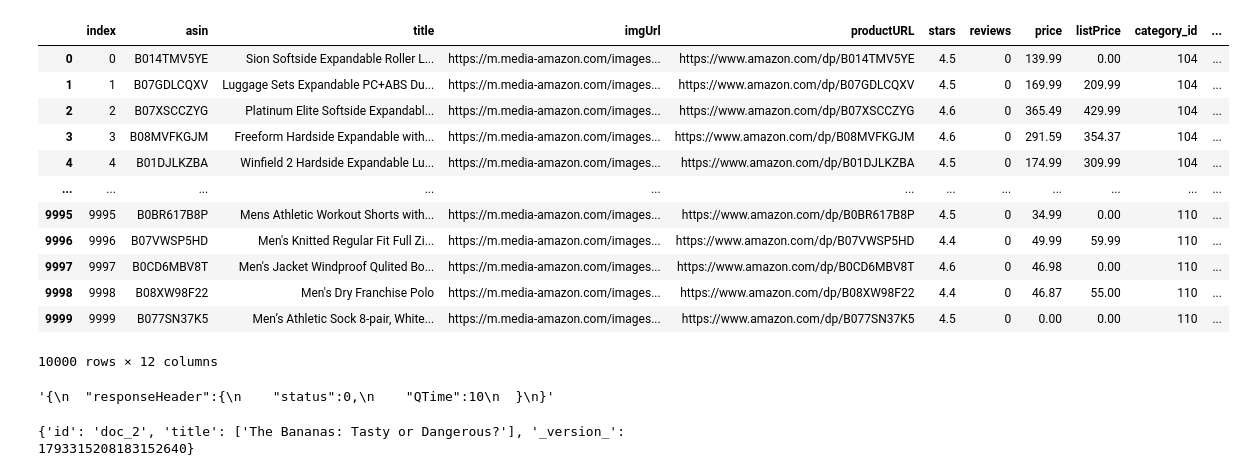
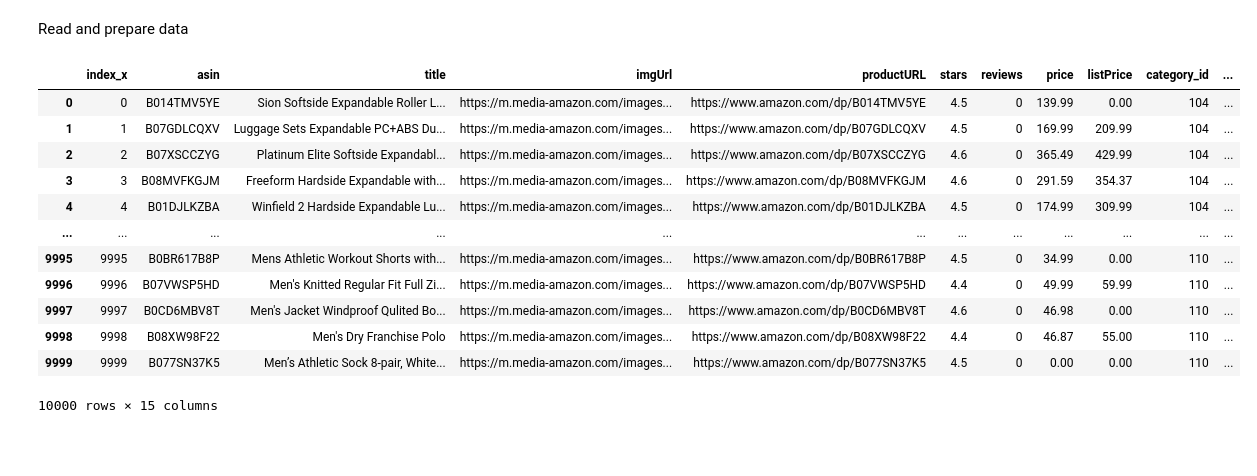
Before and after one commit to JoeyVisbeen/Python-projects, a Jupyter notebook: Search/SolR/Quickstart.ipynb, the cells around one changed output. Saved outputs shown, nothing was run; the diff lists cells and outputs as text; code cells hidden in the pictures; blank space fills up the shorter version.

```diff
--- a/Search/SolR/Quickstart.ipynb
+++ b/Search/SolR/Quickstart.ipynb
@@ -11,46 +24,33 @@ response
-# %%
-import pandas as pd
-
-df = (
-    pd.read_csv('../amazon_products_100000.csv')
-    .dropna()
-    .reset_index()
-)
-df
-# %% [output]
-|  | index | asin | title | imgUrl | productURL | stars | reviews | price | listPrice | category_id | ... |
-| 0 | 0 | B014TMV5YE | Sion Softside Expandable Roller L... | https://m.media-amazon.com/images... | https://www.amazon.com/dp/B014TMV5YE | 4.5 | 0 | 139.99 | 0.00 | 104 | ... |
-| 1 | 1 | B07GDLCQXV | Luggage Sets Expandable PC+ABS Du... | https://m.media-amazon.com/images... | https://www.amazon.com/dp/B07GDLCQXV | 4.5 | 0 | 169.99 | 209.99 | 104 | ... |
-| 2 | 2 | B07XSCCZYG | Platinum Elite Softside Expandabl... | https://m.media-amazon.com/images... | https://www.amazon.com/dp/B07XSCCZYG | 4.6 | 0 | 365.49 | 429.99 | 104 | ... |
-| 3 | 3 | B08MVFKGJM | Freeform Hardside Expandable with... | https://m.media-amazon.com/images... | https://www.amazon.com/dp/B08MVFKGJM | 4.6 | 0 | 291.59 | 354.37 | 104 | ... |
-| 4 | 4 | B01DJLKZBA | Winfield 2 Hardside Expandable Lu... | https://m.media-amazon.com/images... | https://www.amazon.com/dp/B01DJLKZBA | 4.5 | 0 | 174.99 | 309.99 | 104 | ... |
-| ... | ... | ... | ... | ... | ... | ... | ... | ... | ... | ... | ... |
-| 9995 | 9995 | B0BR617B8P | Mens Athletic Workout Shorts with... | https://m.media-amazon.com/images... | https://www.amazon.com/dp/B0BR617B8P | 4.5 | 0 | 34.99 | 0.00 | 110 | ... |
-| 9996 | 9996 | B07VWSP5HD | Men's Knitted Regular Fit Full Zi... | https://m.media-amazon.com/images... | https://www.amazon.com/dp/B07VWSP5HD | 4.4 | 0 | 49.99 | 59.99 | 110 | ... |
-| 9997 | 9997 | B0CD6MBV8T | Men's Jacket Windproof Qulited Bo... | https://m.media-amazon.com/images... | https://www.amazon.com/dp/B0CD6MBV8T | 4.6 | 0 | 46.98 | 0.00 | 110 | ... |
-| 9998 | 9998 | B08XW98F22 | Men's Dry Franchise Polo | https://m.media-amazon.com/images... | https://www.amazon.com/dp/B08XW98F22 | 4.4 | 0 | 46.87 | 55.00 | 110 | ... |
-| 9999 | 9999 | B077SN37K5 | Men’s Athletic Sock 8-pair, White... | https://m.media-amazon.com/images... | https://www.amazon.com/dp/B077SN37K5 | 4.5 | 0 | 0.00 | 0.00 | 110 | ... |
-10000 rows × 12 columns
-# %%
-solr.add([
-    {
-        "id": "doc_1",
-        "title": "A test document"
-    },
-    {
-        "id": "doc_2",
-        "title": "The Bananas: Tasty or Dangerous?",
-        "_doc": [
-            { "id": "child_doc_1", "title": "peel"},
-            { "id": "child_doc_2", "title": "seed"}
-        ]
-    }
-])
-# %% [output]
-'{\n  "responseHeader":{\n    "status":0,\n    "QTime":10\n  }\n}'
-# %%
-search_results = solr.search('bananas')
-for r in search_results:
-    print(r)
-# %% [output]
-{'id': 'doc_2', 'title': ['The Bananas: Tasty or Dangerous?'], '_version_': 1793315208183152640}
+# %% [markdown]
+Read and prepare data
+# %%
+import pandas as pd
+
+df_categories = (
+    pd.read_csv('../amazon_categories.csv')
+    .dropna()
+    .reset_index()
+)
+df_products = (
+    pd.read_csv('../amazon_products_100000.csv')
+    .dropna()
+    .reset_index()
+)
+
+merged_df = pd.merge(df_products, df_categories, left_on='category_id', right_on='id', how='left')
+merged_df.drop('category_id', axis=1)
+merged_df
+# %% [output]
+|  | index_x | asin | title | imgUrl | productURL | stars | reviews | price | listPrice | category_id | ... |
+| 0 | 0 | B014TMV5YE | Sion Softside Expandable Roller L... | https://m.media-amazon.com/images... | https://www.amazon.com/dp/B014TMV5YE | 4.5 | 0 | 139.99 | 0.00 | 104 | ... |
+| 1 | 1 | B07GDLCQXV | Luggage Sets Expandable PC+ABS Du... | https://m.media-amazon.com/images... | https://www.amazon.com/dp/B07GDLCQXV | 4.5 | 0 | 169.99 | 209.99 | 104 | ... |
+| 2 | 2 | B07XSCCZYG | Platinum Elite Softside Expandabl... | https://m.media-amazon.com/images... | https://www.amazon.com/dp/B07XSCCZYG | 4.6 | 0 | 365.49 | 429.99 | 104 | ... |
+| 3 | 3 | B08MVFKGJM | Freeform Hardside Expandable with... | https://m.media-amazon.com/images... | https://www.amazon.com/dp/B08MVFKGJM | 4.6 | 0 | 291.59 | 354.37 | 104 | ... |
+| 4 | 4 | B01DJLKZBA | Winfield 2 Hardside Expandable Lu... | https://m.media-amazon.com/images... | https://www.amazon.com/dp/B01DJLKZBA | 4.5 | 0 | 174.99 | 309.99 | 104 | ... |
+| ... | ... | ... | ... | ... | ... | ... | ... | ... | ... | ... | ... |
+| 9995 | 9995 | B0BR617B8P | Mens Athletic Workout Shorts with... | https://m.media-amazon.com/images... | https://www.amazon.com/dp/B0BR617B8P | 4.5 | 0 | 34.99 | 0.00 | 110 | ... |
+| 9996 | 9996 | B07VWSP5HD | Men's Knitted Regular Fit Full Zi... | https://m.media-amazon.com/images... | https://www.amazon.com/dp/B07VWSP5HD | 4.4 | 0 | 49.99 | 59.99 | 110 | ... |
+| 9997 | 9997 | B0CD6MBV8T | Men's Jacket Windproof Qulited Bo... | https://m.media-amazon.com/images... | https://www.amazon.com/dp/B0CD6MBV8T | 4.6 | 0 | 46.98 | 0.00 | 110 | ... |
+| 9998 | 9998 | B08XW98F22 | Men's Dry Franchise Polo | https://m.media-amazon.com/images... | https://www.amazon.com/dp/B08XW98F22 | 4.4 | 0 | 46.87 | 55.00 | 110 | ... |
+| 9999 | 9999 | B077SN37K5 | Men’s Athletic Sock 8-pair, White... | https://m.media-amazon.com/images... | https://www.amazon.com/dp/B077SN37K5 | 4.5 | 0 | 0.00 | 0.00 | 110 | ... |
+10000 rows × 15 columns
```
Also changed, not shown: parts of 12 cells of this notebook, 7 other files.
